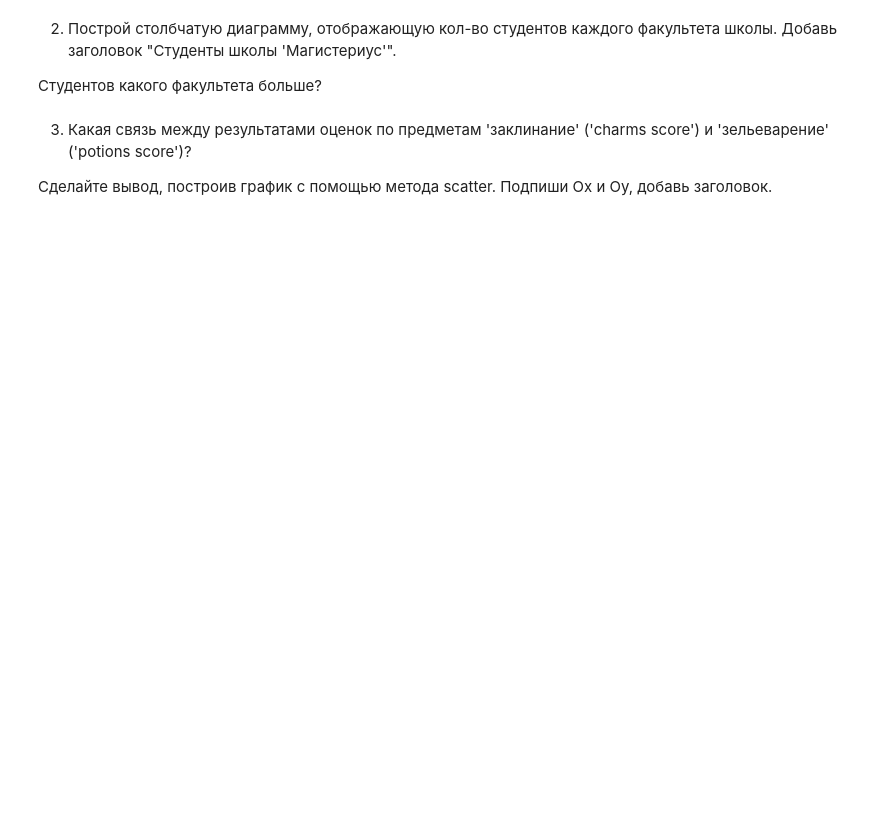
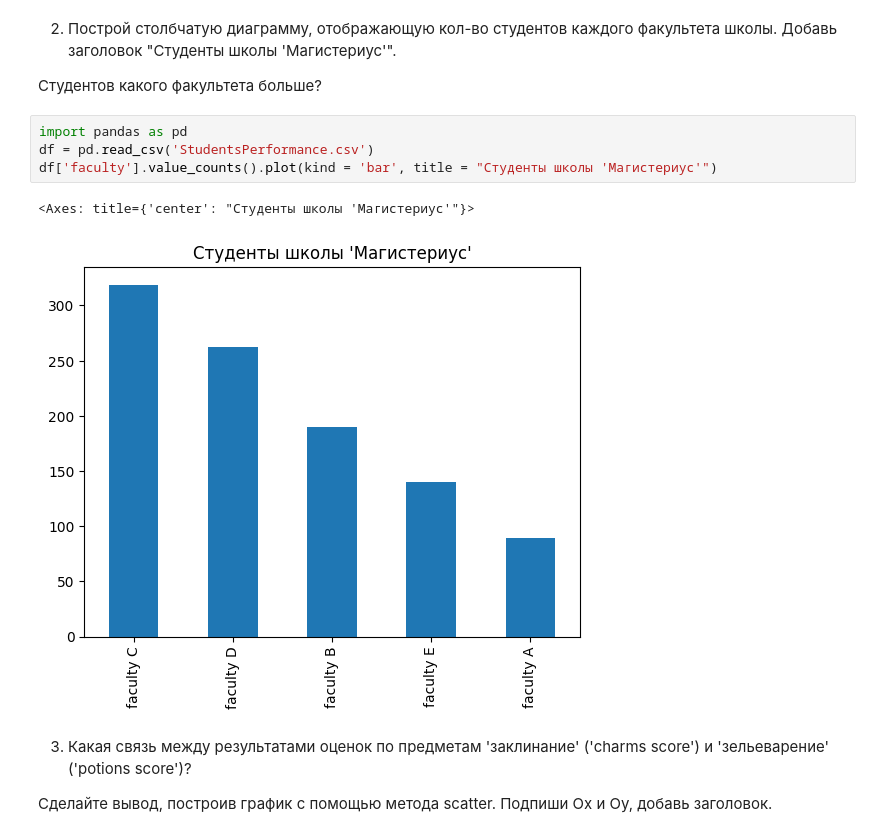
Before and after one commit to DarkAngel285/GoogleCoLab, a Jupyter notebook: 20_11_23_(Визуализация_данных).ipynb, the cells around one changed output. Cells and saved outputs as stored; diff of their text form; blank space fills up the shorter version.

```diff
--- a/20_11_23_(Визуализация_данных).ipynb
+++ b/20_11_23_(Визуализация_данных).ipynb
@@ -21,6 +32,13 @@
 2) Построй столбчатую диаграмму, отображающую кол-во студентов каждого факультета школы. Добавь заголовок "Студенты школы 'Магистериус'".
 
 Студентов какого факультета больше?
+# %%
+import pandas as pd
+df = pd.read_csv('StudentsPerformance.csv')
+df['faculty'].value_counts().plot(kind = 'bar', title = "Студенты школы 'Магистериус'")
+# %% [output]
+<Axes: title={'center': "Студенты школы 'Магистериус'"}>
+[figure, added]
 # %% [markdown]
 3) Какая связь между результатами оценок по предметам 'заклинание' ('charms score') и 'зельеварение' ('potions score')?
 
```
Also changed, not shown: parts of 2 cells of this notebook.
